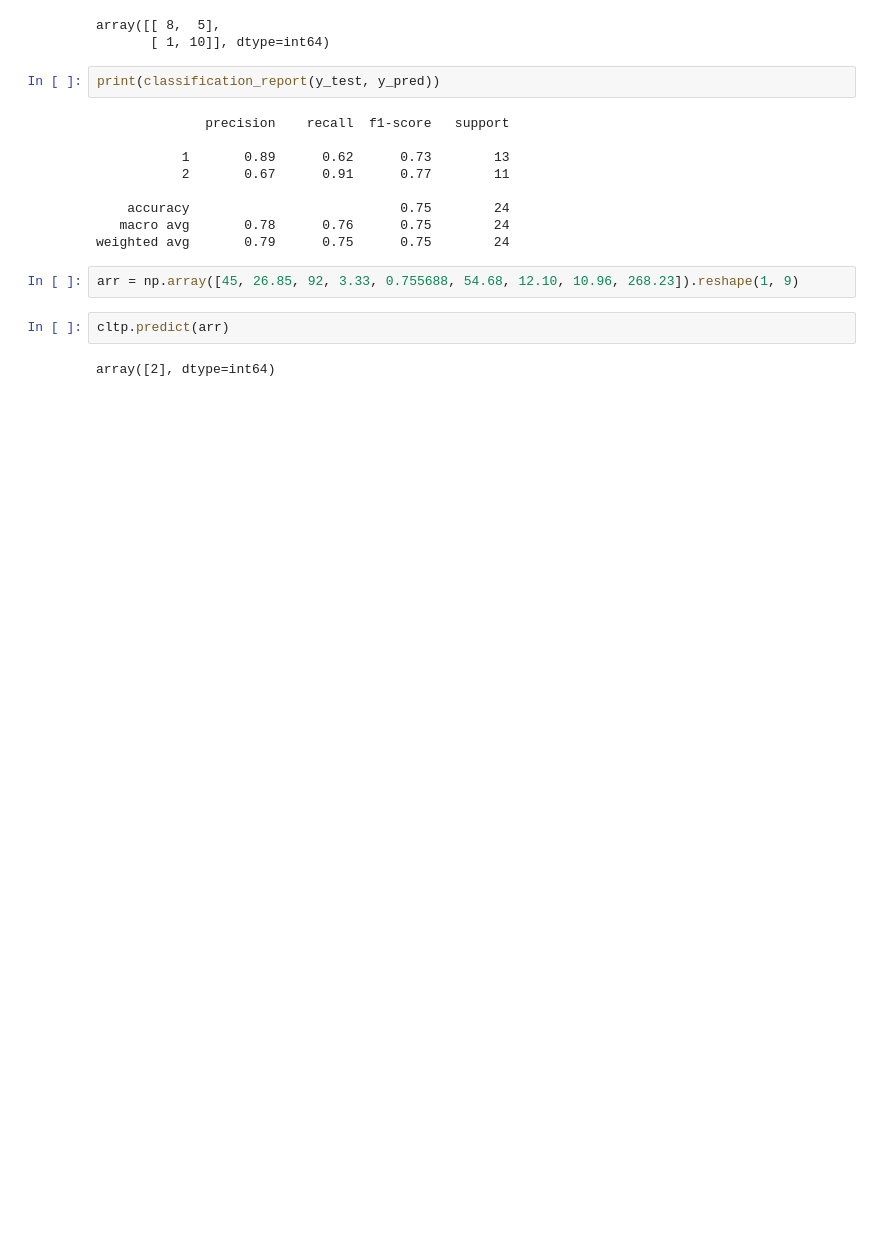
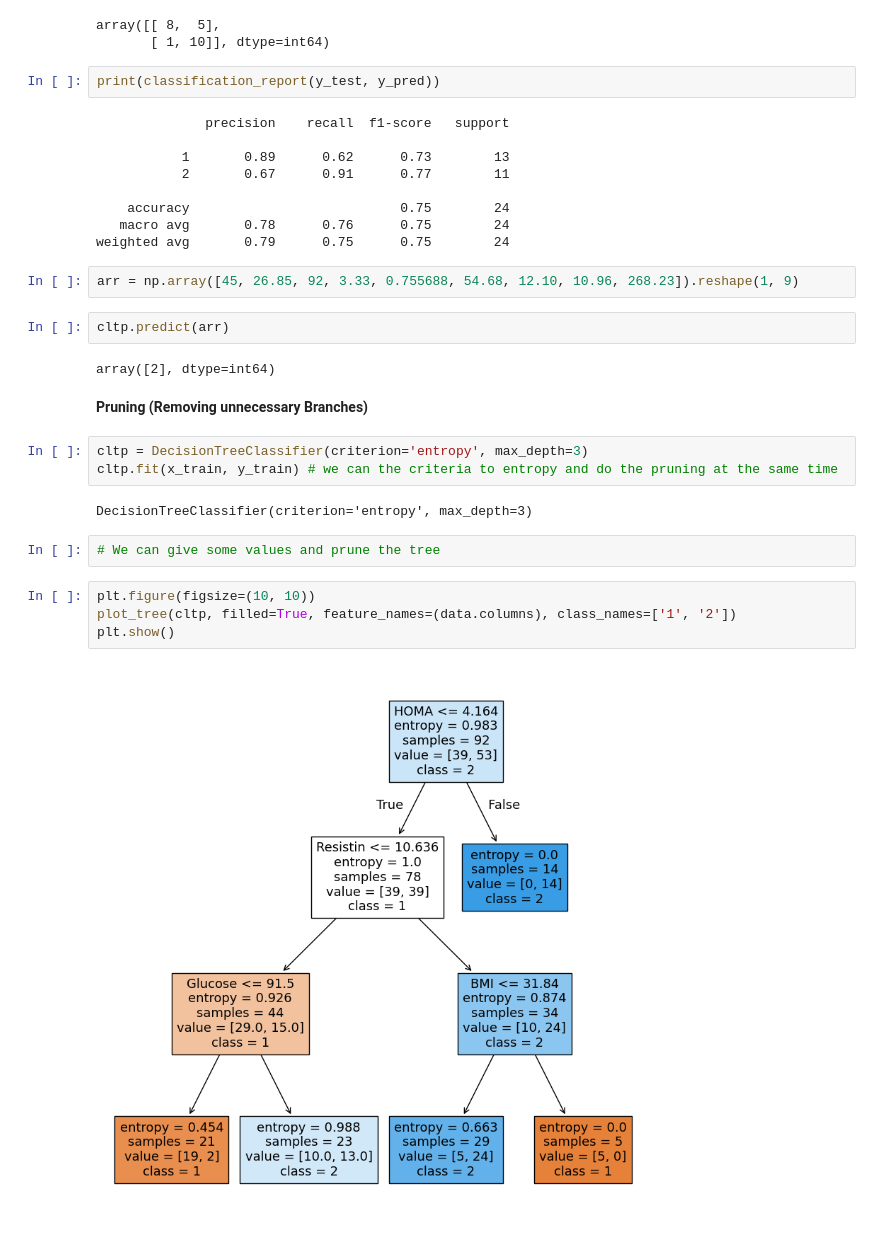
Before and after one commit to misalsathsara/Machine-Learning-Basic, a Jupyter notebook: Decision_Tree.ipynb, the cells around one changed output. Drawn from its saved outputs; the diff is of its cells as text; blank space fills up the shorter version.

```diff
--- a/Decision_Tree.ipynb
+++ b/Decision_Tree.ipynb
@@ -169,3 +169,18 @@ arr = np.array([45, 26.85, 92, 3.33, 0.755688, 54.68, 12.10, 10.96, 268.23]).res
 cltp.predict(arr)
 # %% [output]
 array([2], dtype=int64)
+# %% [markdown]
+**Pruning (Removing unnecessary Branches)**
+# %%
+cltp = DecisionTreeClassifier(criterion='entropy', max_depth=3)
+cltp.fit(x_train, y_train) # we can the criteria to entropy and do the pruning at the same time
+# %% [output]
+DecisionTreeClassifier(criterion='entropy', max_depth=3)
+# %%
+# We can give some values and prune the tree
+# %%
+plt.figure(figsize=(10, 10))
+plot_tree(cltp, filled=True, feature_names=(data.columns), class_names=['1', '2'])
+plt.show()
+# %% [output]
+[figure, added]
```
Also changed, not shown: parts of 5 cells of this notebook.
